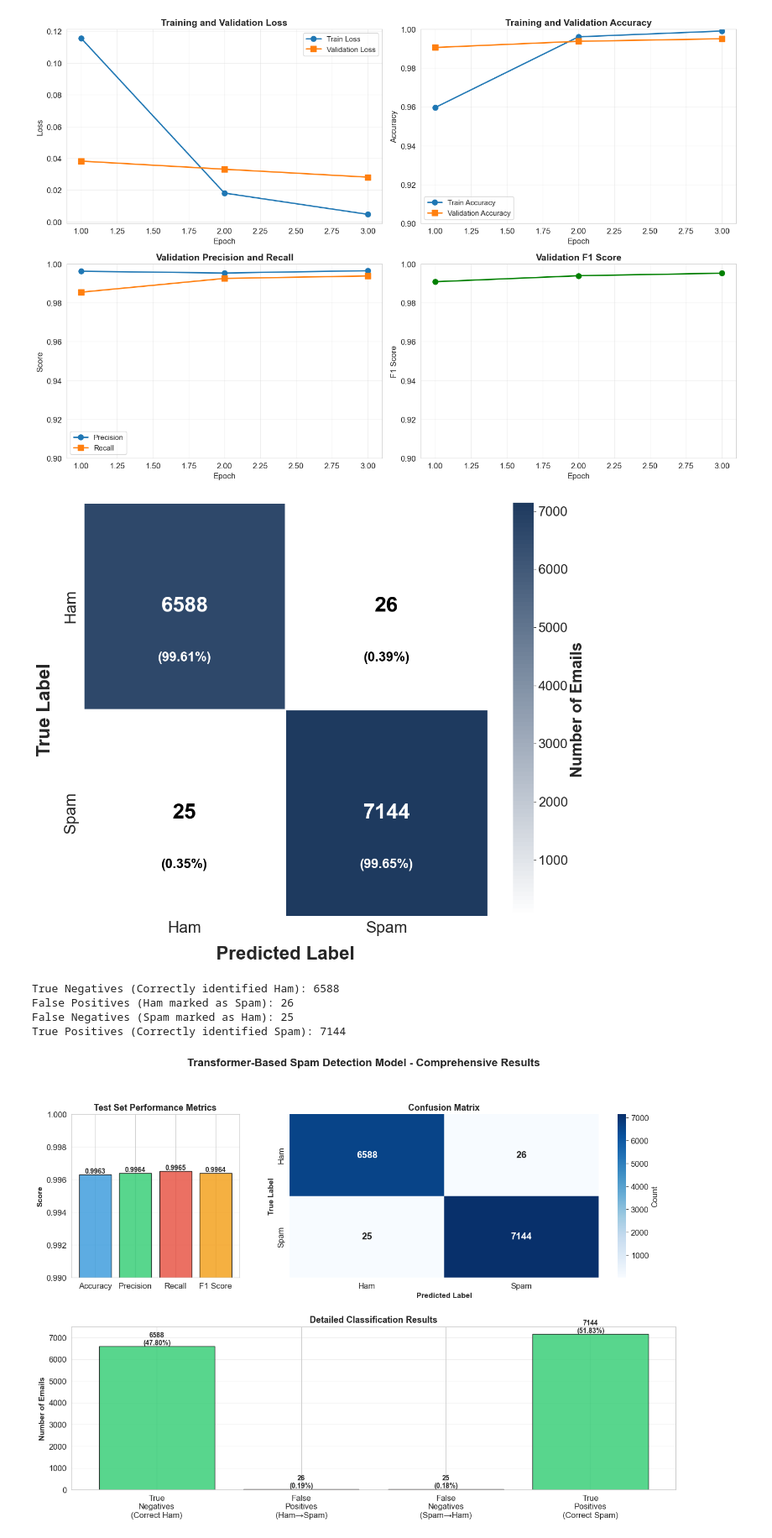
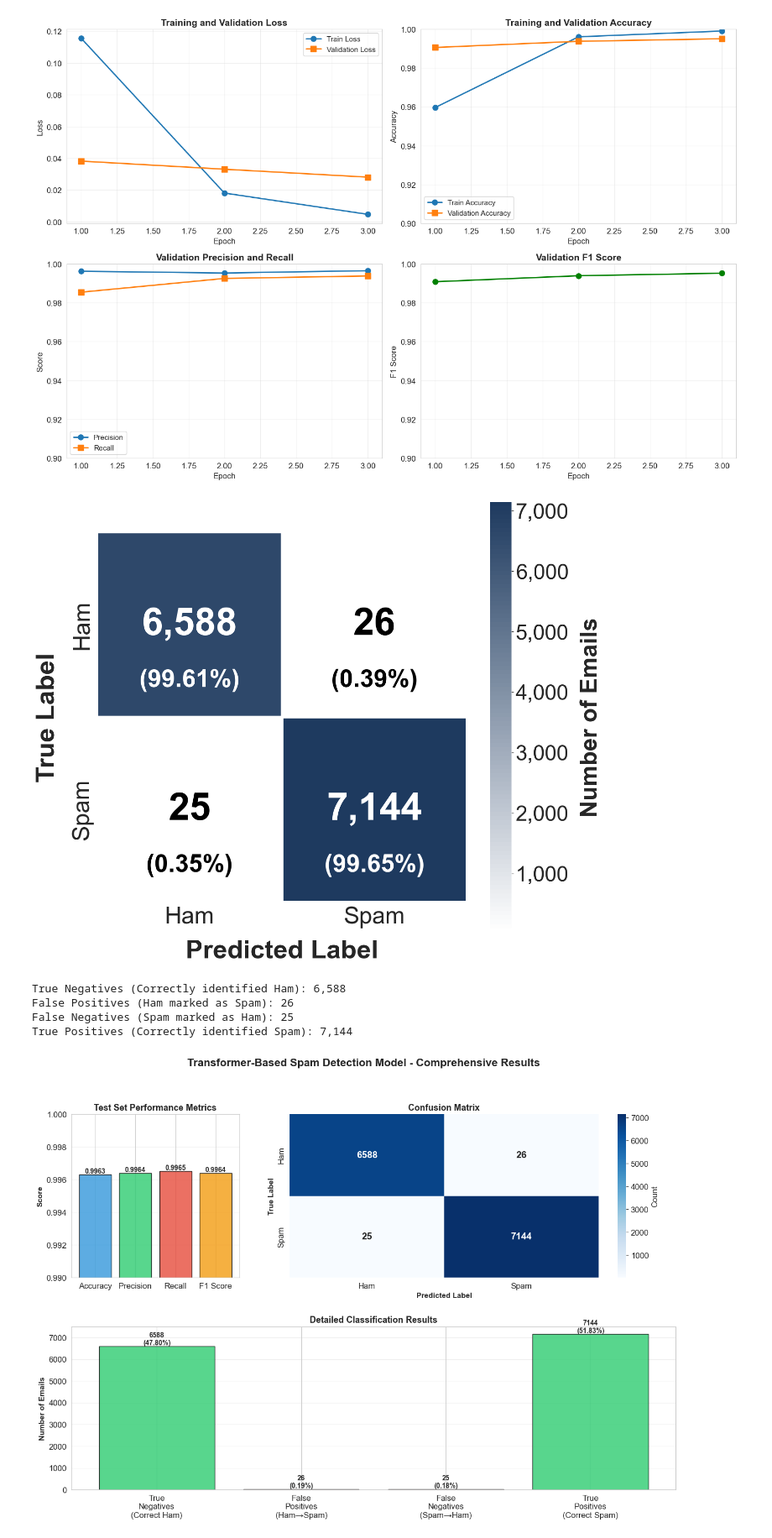
Before and after one commit to ottjb/Cross-Dataset-Generalization-Spam-Detection, a Jupyter notebook: Figures.ipynb, the cells around one changed output. Shown at 84% size. Cells and saved outputs as stored; diff of their text form; code cells hidden in the pictures.

Commit message:
More figure updates

```diff
--- a/Figures.ipynb
+++ b/Figures.ipynb
@@ -339,58 +349,65 @@ def plot_confusion_matrix(cm=None, true_labels=None, predictions=None, class_nam
     if cm is None:
         cm = confusion_matrix(true_labels, predictions)
 
-    fig, ax = plt.subplots(figsize=(12, 10))
+    fig, ax = plt.subplots(figsize=(14, 12))
 
     from matplotlib.colors import LinearSegmentedColormap
     colors = ['#ffffff', '#1e3a5f']
     n_bins = 100
     cmap = LinearSegmentedColormap.from_list('custom', colors, N=n_bins)
 
-    sns.heatmap(cm, annot=True, fmt='d', cmap=cmap,
+    # Format annotations with commas
+    cm_formatted = [[f'{value:,}' for value in row] for row in cm]
+
+    sns.heatmap(cm, annot=cm_formatted, fmt='', cmap=cmap,
                 xticklabels=class_names, yticklabels=class_names,
                 cbar_kws={'label': 'Number of Emails'},
-                annot_kws={'size': 32, 'weight': 'bold'},
+                annot_kws={'size': 65, 'weight': 'bold'},
                 ax=ax,
-                linewidths=2,
-                linecolor='white')
+                linewidths=3,
+                linecolor='white',
+                square=True)
 
     cbar = ax.collections[0].colorbar
-    cbar.set_label('Number of Emails', size=24, weight='bold')
-    cbar.ax.tick_params(labelsize=20)
+    cbar.set_label('Number of Emails', size=40, weight='bold', labelpad=20)
+    cbar.ax.tick_params(labelsize=36)
 
-    ax.set_xlabel('Predicted Label', fontsize=28, fontweight='bold', labelpad=15)
-    ax.set_ylabel('True Label', fontsize=28, fontweight='bold', labelpad=15)
-    ax.tick_params(axis='both', labelsize=24)
+    # Format colorbar ticks with commas
+    cbar.ax.yaxis.set_major_formatter(plt.FuncFormatter(lambda x, p: f'{int(x):,}'))
+
+    ax.set_xlabel('Predicted Label', fontsize=44, fontweight='bold', labelpad=20)
+    ax.set_ylabel('True Label', fontsize=44, fontweight='bold', labelpad=20)
+    ax.tick_params(axis='both', labelsize=40)
 
     texts = ax.texts
     texts[0].set_color('white')  # Top-left (TN)
     texts[1].set_color('black')  # Top-right (FP)
     texts[2].set_color('black')  # Bottom-left (FN)
     texts[3].set_color('white')  # Bottom-right (TP)
 
     cm_percent = cm.astype('float') / cm.sum(axis=1)[:, np.newaxis] * 100
     for i in range(len(class_names)):
         for j in range(len(class_names)):
             percent_color = 'white' if i == j else 'black'
-            ax.text(j + 0.5, i + 0.75, f'({cm_percent[i, j]:.2f}%)',
-                   ha='center', va='center', fontsize=20, color=percent_color, weight='bold')
+            ax.text(j + 0.5, i + 0.8, f'({cm_percent[i, j]:.2f}%)',
+                   ha='center', va='center', fontsize=42, color=percent_color, weight='bold')
 
-    plt.tight_layout()
+    plt.tight_layout(pad=2.0)
     plt.savefig('confusion_matrix.png', dpi=300, bbox_inches='tight')
     plt.show()
 
-    print(f"True Negatives (Correctly identified Ham): {cm[0, 0]}")
-    print(f"False Positives (Ham marked as Spam): {cm[0, 1]}")
-    print(f"False Negatives (Spam marked as Ham): {cm[1, 0]}")
-    print(f"True Positives (Correctly identified Spam): {cm[1, 1]}")
+    print(f"True Negatives (Correctly identified Ham): {cm[0, 0]:,}")
+    print(f"False Positives (Ham marked as Spam): {cm[0, 1]:,}")
+    print(f"False Negatives (Spam marked as Ham): {cm[1, 0]:,}")
+    print(f"True Positives (Correctly identified Spam): {cm[1, 1]:,}")
 
 plot_confusion_matrix(cm=test_cm)
 # %% [output]
-[figure, old version]
+[figure, new version]
-True Negatives (Correctly identified Ham): 6588
+True Negatives (Correctly identified Ham): 6,588
 False Positives (Ham marked as Spam): 26
 False Negatives (Spam marked as Ham): 25
-True Positives (Correctly identified Spam): 7144
+True Positives (Correctly identified Spam): 7,144
 # %%
 # Overview
 
```
Also changed, not shown: parts of 1 cell of this notebook, 2 other files.
